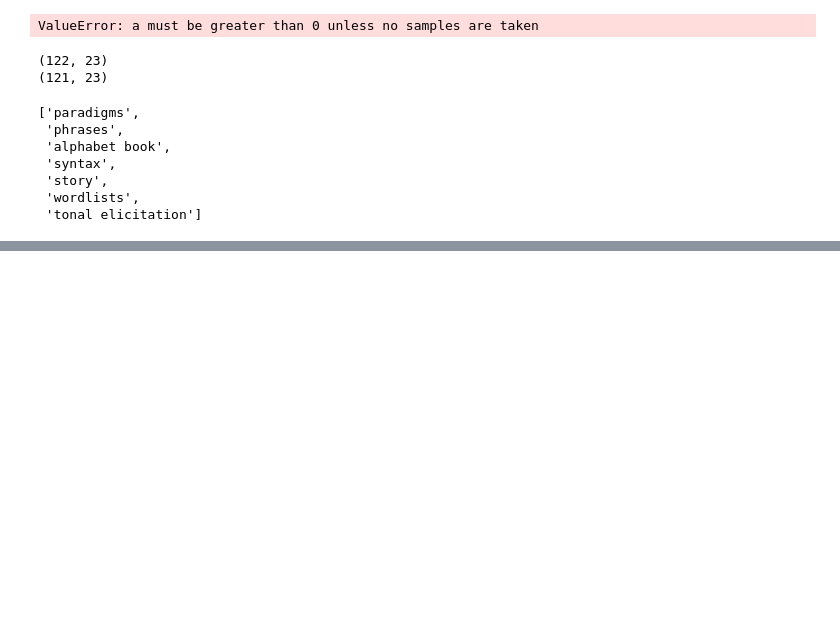
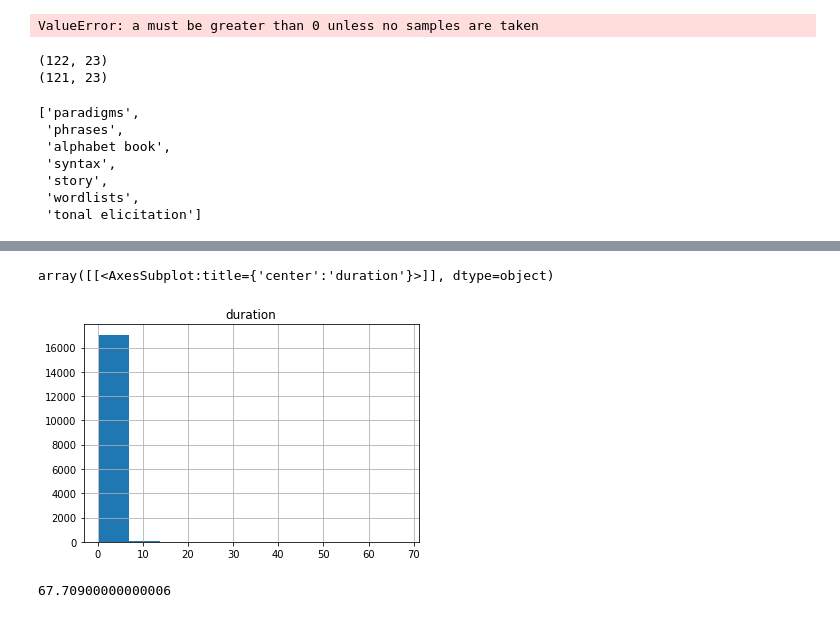
Before and after one commit to markjosims/SHAS, a Jupyter notebook: src/data_prep/explore_splits.ipynb, the cells around one changed output, grey strips where cells are left out. Drawn from its saved outputs; the diff is of its cells as text; code cells hidden in the pictures; blank space fills up the shorter version.

Commit message:
examine durational distribution

```diff
--- a/src/data_prep/explore_splits.ipynb
+++ b/src/data_prep/explore_splits.ipynb
@@ -139,0 +143,5 @@ cats
+# %%
+SEGMENTS_YAML = '../../data/tira-speech-segments.yaml'
+# %%
+with open(SEGMENTS_YAML) as f:
+    segments = yaml.safe_load(f)
@@ -139,0 +171,3 @@ cats
+# %%
+df = pd.DataFrame(data=segments)
+df.head()
@@ -139,0 +181,9 @@ cats
+# %%
+df.hist('duration')
+# %% [output]
+array([[<AxesSubplot:title={'center':'duration'}>]], dtype=object)
+[figure, added]
+# %%
+df['duration'].max()
+# %% [output]
+67.70900000000006
```
Also changed, not shown: parts of 8 cells of this notebook.
